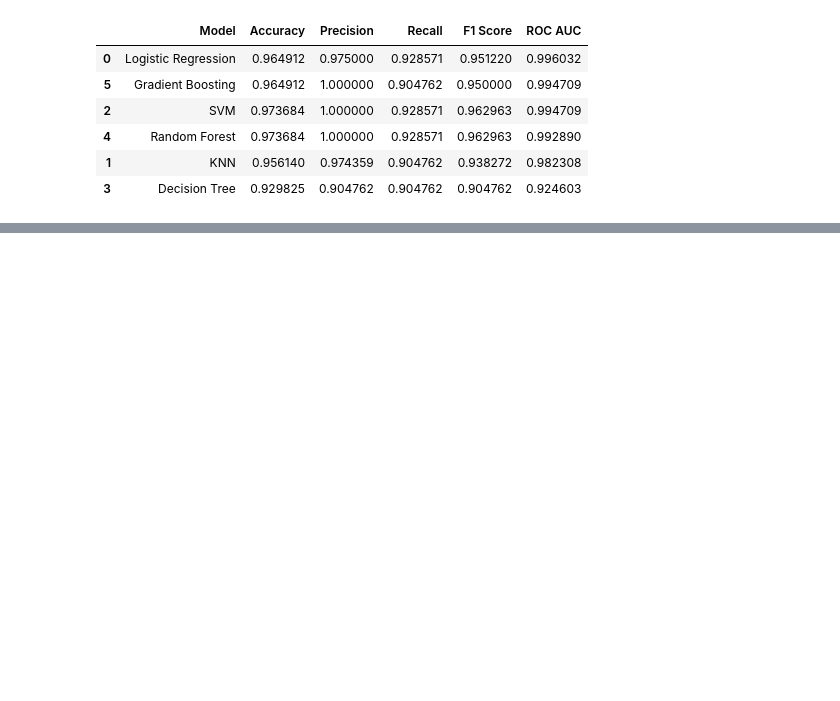
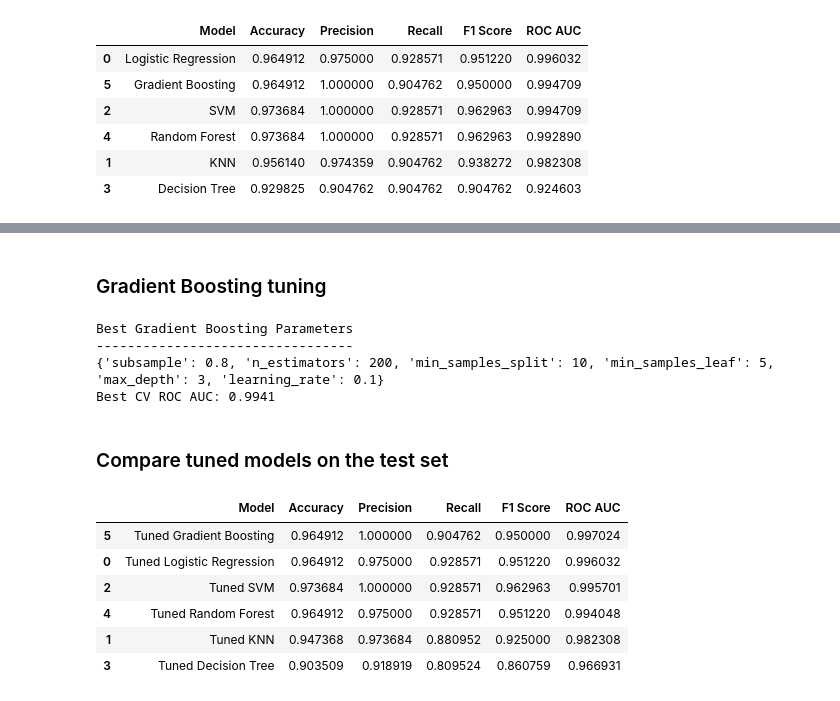
Before and after one commit to profshai/machine-learning-deep-learning, a Jupyter notebook: 05_hyperparameter_tuning/tuning_breast_cancer.ipynb, the cells around one changed output, grey strips where cells are left out. Saved outputs shown, nothing was run; the diff lists cells and outputs as text; code cells hidden in the pictures; blank space fills up the shorter version.

```diff
--- a/05_hyperparameter_tuning/tuning_breast_cancer.ipynb
+++ b/05_hyperparameter_tuning/tuning_breast_cancer.ipynb
@@ -251,0 +256,6 @@ baseline_results_df.sort_values(by="ROC AUC", ascending=False)
+# %%
+cv = StratifiedKFold(
+    n_splits=5,
+    shuffle=True,
+    random_state=42
+)
@@ -251,0 +438,35 @@ baseline_results_df.sort_values(by="ROC AUC", ascending=False)
+# %% [markdown]
+### Gradient Boosting tuning
+# %%
+gradient_boosting_param_dist = {
+    "n_estimators": [50, 100, 200, 300],
+    "learning_rate": [0.001, 0.01, 0.05, 0.1],
+    "max_depth": [1, 2, 3, 4],
+    "min_samples_split": [2, 5, 10],
+    "min_samples_leaf": [1, 2, 5],
+    "subsample": [0.6, 0.8, 1.0] }
+
+gradient_boosting_random = RandomizedSearchCV(
+    estimator=GradientBoostingClassifier(random_state=42),
+    param_distributions=gradient_boosting_param_dist,
+    n_iter=60,
+    scoring=scoring_metric,
+    cv=cv,
+    random_state=42,
+    n_jobs=-1,
+    refit=True
+)
+
+gradient_boosting_random.fit(X_train, y_train)
+
+print("Best Gradient Boosting Parameters")
+print("---------------------------------")
+print(gradient_boosting_random.best_params_)
+print(f"Best CV ROC AUC: {gradient_boosting_random.best_score_:.4f}")
+# %% [output]
+Best Gradient Boosting Parameters
+---------------------------------
+{'subsample': 0.8, 'n_estimators': 200, 'min_samples_split': 10, 'min_samples_leaf': 5, 'max_depth': 3, 'learning_rate': 0.1}
+Best CV ROC AUC: 0.9941
+# %% [markdown]
+### Compare tuned models on the test set
@@ -251,0 +482,23 @@ baseline_results_df.sort_values(by="ROC AUC", ascending=False)
+# %%
+tuned_results = []
+
+for model_name, model in tuned_models.items():
+    results = evaluate_model(
+        model_name=model_name,
+        model=model,
+        X_test=X_test,
+        y_test=y_test )
+
+    tuned_results.append(results)
+
+tuned_results_df = pd.DataFrame(tuned_results)
+
+tuned_results_df.sort_values(by="ROC AUC", ascending=False)
+# %% [output]
+|  | Model | Accuracy | Precision | Recall | F1 Score | ROC AUC |
+| 5 | Tuned Gradient Boosting | 0.964912 | 1.000000 | 0.904762 | 0.950000 | 0.997024 |
+| 0 | Tuned Logistic Regression | 0.964912 | 0.975000 | 0.928571 | 0.951220 | 0.996032 |
+| 2 | Tuned SVM | 0.973684 | 1.000000 | 0.928571 | 0.962963 | 0.995701 |
+| 4 | Tuned Random Forest | 0.964912 | 0.975000 | 0.928571 | 0.951220 | 0.994048 |
+| 1 | Tuned KNN | 0.947368 | 0.973684 | 0.880952 | 0.925000 | 0.982308 |
+| 3 | Tuned Decision Tree | 0.903509 | 0.918919 | 0.809524 | 0.860759 | 0.966931 |
```
Also changed, not shown: parts of 25 cells of this notebook.
